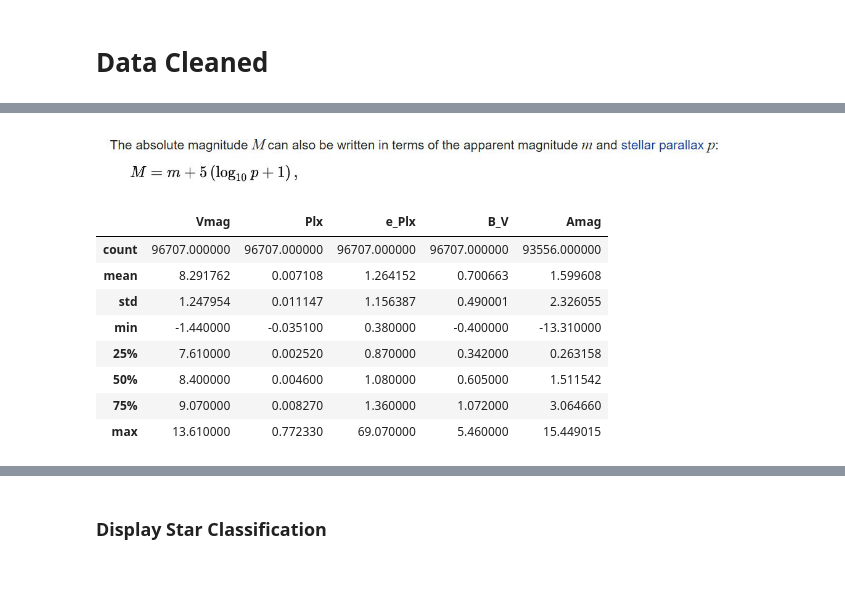
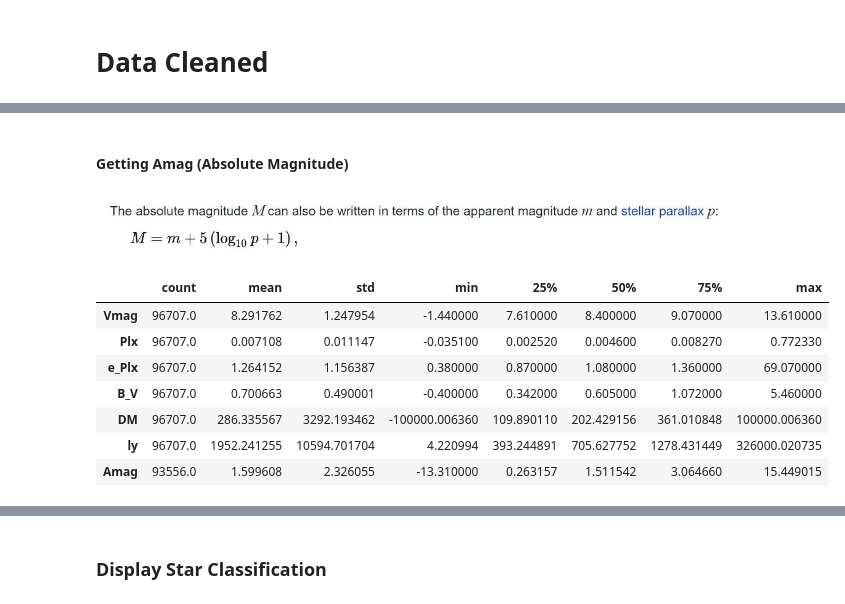
Before and after one commit to BrunaClo/Star-Classification, a Jupyter notebook: Star-Classification.ipynb, the cells around one changed output, grey strips where cells are left out. Cells and saved outputs as stored; diff of their text form; code cells hidden in the pictures; blank space fills up the shorter version.

```diff
--- a/Star-Classification.ipynb
+++ b/Star-Classification.ipynb
@@ -300,2 +391,2 @@ df = raw_missing_removed
 # %%
-df['Plx'] = df['Plx'].map(lambda x : x/1000)
+df['Plx'] = df.Plx.map(lambda x : x*0.00099999995874704)
@@ -310,0 +409,2 @@ df.head()
+# %%
+df['DM'] = df.Plx.map(lambda x : 1/x)
@@ -310,0 +413,2 @@ df.head()
+# %%
+df['ly'] = df['DM'].map(lambda x : (abs(x)*3.26))
@@ -311,18 +425,19 @@ df.head()
+# %% [markdown]
+#### Getting Amag (Absolute Magnitude)
 # %%
 display(Image.open('../Star-Classification/Amag.JPG'))
 # %% [output]
 [figure]
 # %%
-df['Amag'] = df.Vmag + 5 *(np.log10(df.Plx)+1)
+df['Amag'] = df.Vmag + 5 *(np.log10(((df.Plx)))+1)
 # %%
-df.describe()
+df.describe().T
 # %% [output]
-|  | Vmag | Plx | e_Plx | B_V | Amag |
-| count | 96707.000000 | 96707.000000 | 96707.000000 | 96707.000000 | 93556.000000 |
-| mean | 8.291762 | 0.007108 | 1.264152 | 0.700663 | 1.599608 |
-| std | 1.247954 | 0.011147 | 1.156387 | 0.490001 | 2.326055 |
-| min | -1.440000 | -0.035100 | 0.380000 | -0.400000 | -13.310000 |
-| 25% | 7.610000 | 0.002520 | 0.870000 | 0.342000 | 0.263158 |
-| 50% | 8.400000 | 0.004600 | 1.080000 | 0.605000 | 1.511542 |
-| 75% | 9.070000 | 0.008270 | 1.360000 | 1.072000 | 3.064660 |
-| max | 13.610000 | 0.772330 | 69.070000 | 5.460000 | 15.449015 |
+|  | count | mean | std | min | 25% | 50% | 75% | max |
+| Vmag | 96707.0 | 8.291762 | 1.247954 | -1.440000 | 7.610000 | 8.400000 | 9.070000 | 13.610000 |
+| Plx | 96707.0 | 0.007108 | 0.011147 | -0.035100 | 0.002520 | 0.004600 | 0.008270 | 0.772330 |
+| e_Plx | 96707.0 | 1.264152 | 1.156387 | 0.380000 | 0.870000 | 1.080000 | 1.360000 | 69.070000 |
+| B_V | 96707.0 | 0.700663 | 0.490001 | -0.400000 | 0.342000 | 0.605000 | 1.072000 | 5.460000 |
+| DM | 96707.0 | 286.335567 | 3292.193462 | -100000.006360 | 109.890110 | 202.429156 | 361.010848 | 100000.006360 |
+| ly | 96707.0 | 1952.241255 | 10594.701704 | 4.220994 | 393.244891 | 705.627752 | 1278.431449 | 326000.020735 |
+| Amag | 93556.0 | 1.599608 | 2.326055 | -13.310000 | 0.263157 | 1.511542 | 3.064660 | 15.449015 |
```
Also changed, not shown: parts of 185 cells of this notebook.
